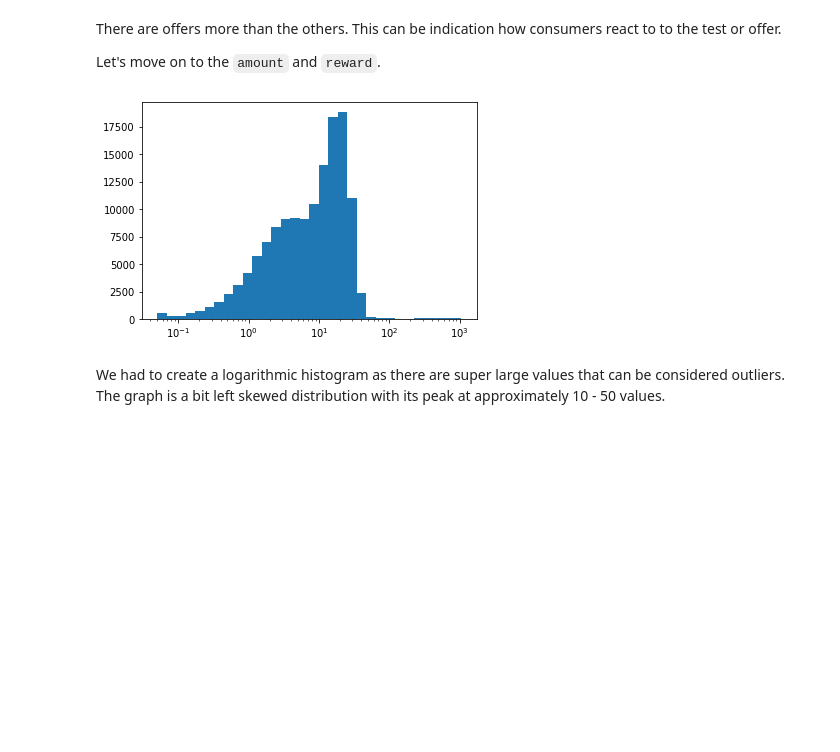
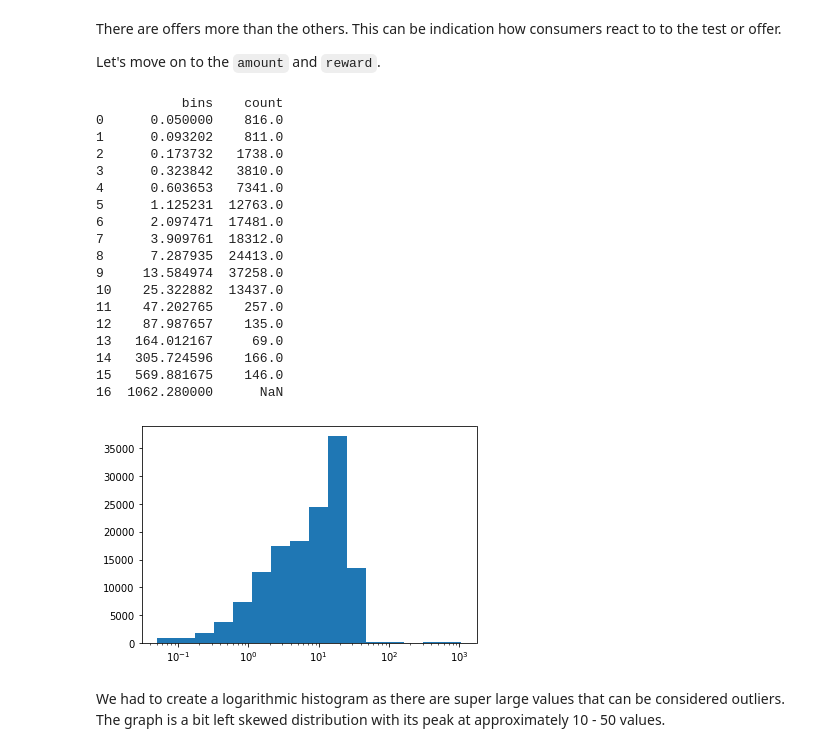
Before and after one commit to netxph/sb-capstone, a Jupyter notebook: notebooks/02 - Data Understanding.ipynb, the cells around one changed output. Cells and saved outputs as stored; diff of their text form; code cells hidden in the pictures; blank space fills up the shorter version.

```diff
--- a/notebooks/02 - Exploratory Data Analysis.ipynb
+++ b/notebooks/02 - Data Understanding.ipynb
@@ -605,13 +610,35 @@ Let's move on to the `amount` and `reward`.
 # %%
 def plot_loghist(x, bins):
   _, bins = np.histogram(x, bins=bins)
   logbins = np.logspace(np.log10(bins[0]),np.log10(bins[-1]),len(bins))
+
+  hist = pd.concat([pd.Series(logbins, name="bins"), pd.Series(np.histogram(x, bins=logbins)[0], name="count")], axis=1)
+  print(hist)
+
   plt.hist(x, bins=logbins)
   plt.xscale('log')
 
-plot_loghist(transcript[~transcript.amount.isna()].amount, 32)
+plot_loghist(transcript[~transcript.amount.isna()].amount, 16)
 # %% [output]
+           bins    count
+0      0.050000    816.0
+1      0.093202    811.0
+2      0.173732   1738.0
+3      0.323842   3810.0
+4      0.603653   7341.0
+5      1.125231  12763.0
+6      2.097471  17481.0
+7      3.909761  18312.0
+8      7.287935  24413.0
+9     13.584974  37258.0
+10    25.322882  13437.0
+11    47.202765    257.0
+12    87.987657    135.0
+13   164.012167     69.0
+14   305.724596    166.0
+15   569.881675    146.0
+16  1062.280000      NaN
-[figure, old version]
+[figure, new version]
 # %% [markdown]
 We had to create a logarithmic histogram as there are super large values that can be considered outliers. The graph is a bit left skewed distribution with its peak at approximately 10 - 50 values.
 # %%
```
Also changed, not shown: parts of 30 cells of this notebook, 2 other files.
